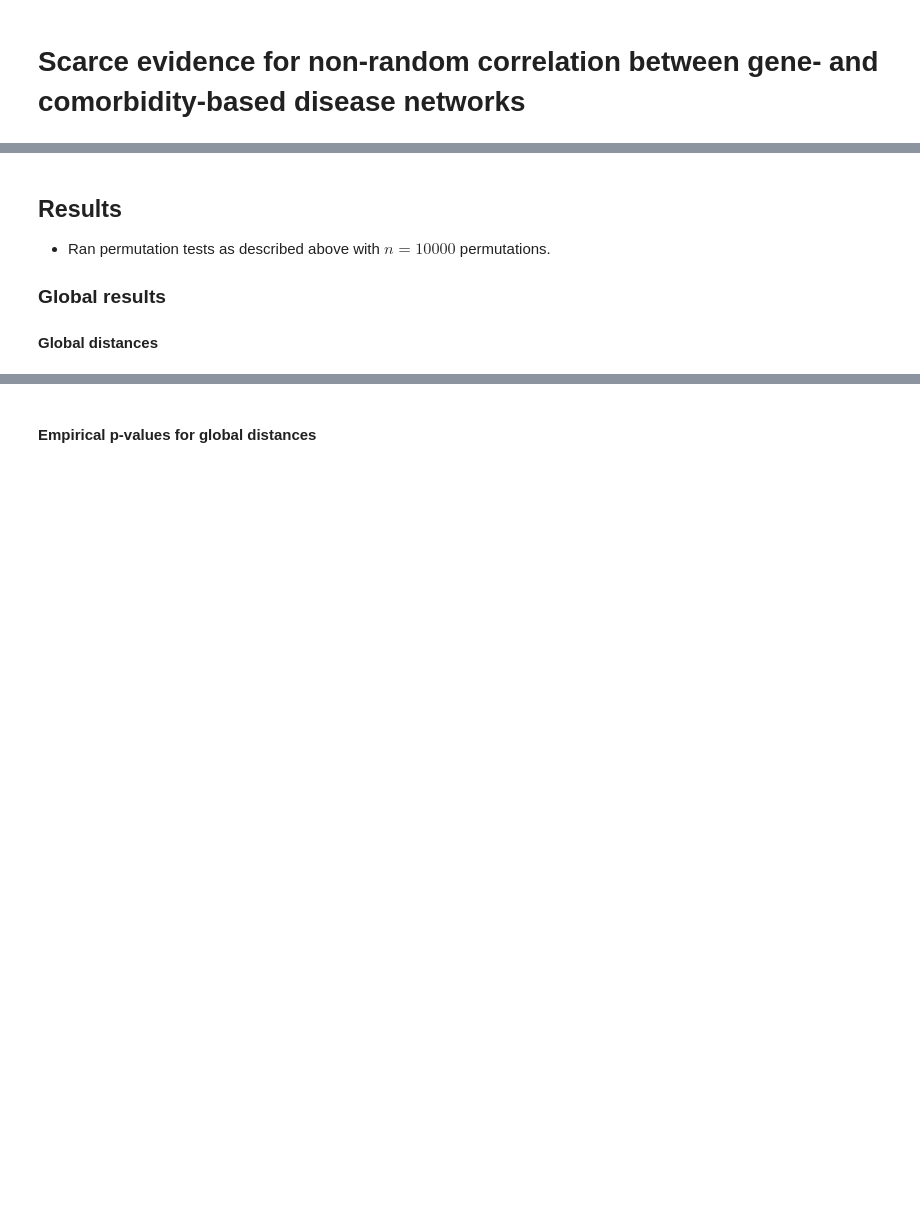
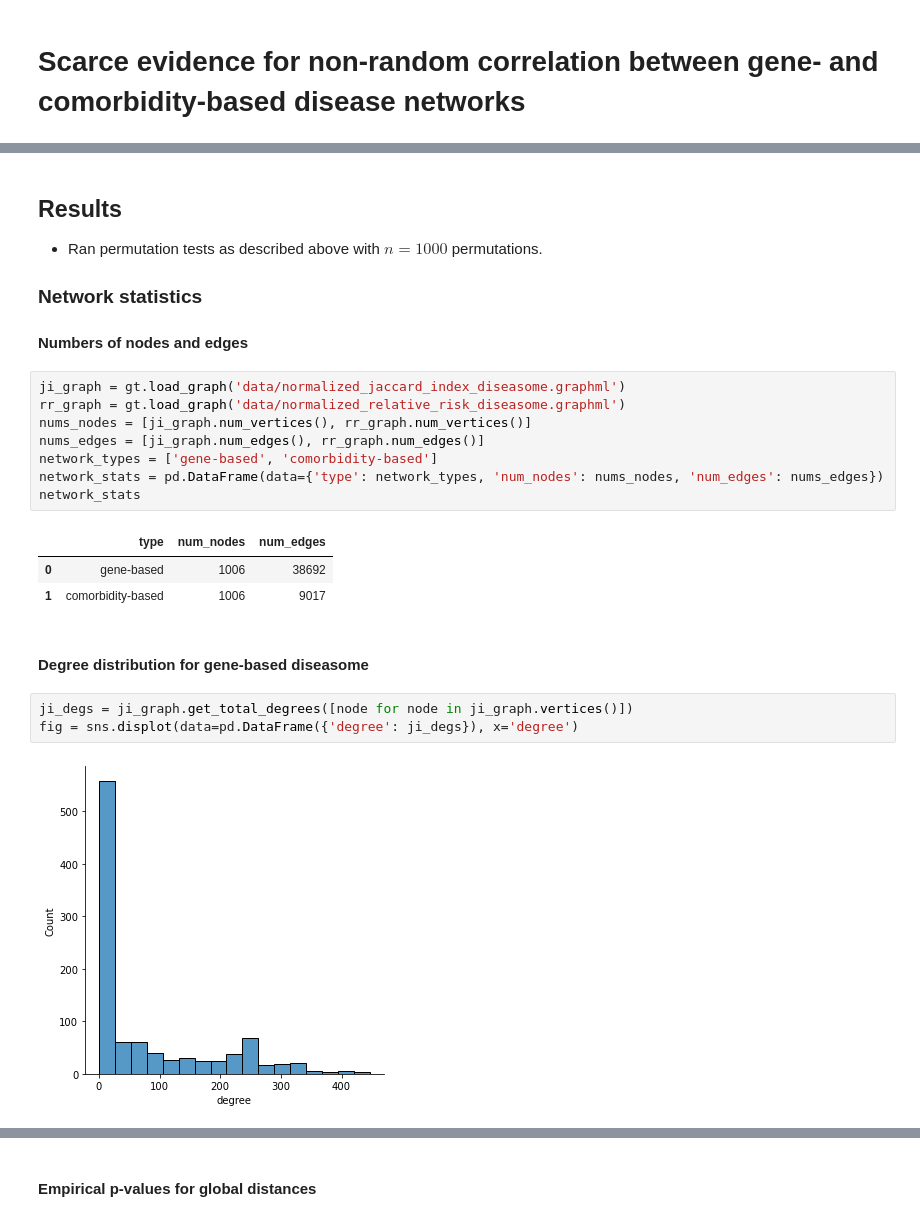
Before and after one commit to repotrial/graphsimqt, a Jupyter notebook: playground.ipynb, the cells around one changed output, grey strips where cells are left out. Saved outputs shown, nothing was run; the diff lists cells and outputs as text; blank space fills up the shorter version.

```diff
--- a/playground.ipynb
+++ b/playground.ipynb
@@ -55,8 +87,27 @@ $$
 # %% [markdown]
 ## Results
 
-- Ran permutation tests as described above with $n=10000$ permutations.
+- Ran permutation tests as described above with $n=1000$ permutations.
 
-### Global results
+### Network statistics
 
-#### Global distances
+#### Numbers of nodes and edges
+# %%
+ji_graph = gt.load_graph('data/normalized_jaccard_index_diseasome.graphml')
+rr_graph = gt.load_graph('data/normalized_relative_risk_diseasome.graphml')
+nums_nodes = [ji_graph.num_vertices(), rr_graph.num_vertices()]
+nums_edges = [ji_graph.num_edges(), rr_graph.num_edges()]
+network_types = ['gene-based', 'comorbidity-based']
+network_stats = pd.DataFrame(data={'type': network_types, 'num_nodes': nums_nodes, 'num_edges': nums_edges})
+network_stats
+# %% [output]
+|  | type | num_nodes | num_edges |
+| 0 | gene-based | 1006 | 38692 |
+| 1 | comorbidity-based | 1006 | 9017 |
+# %% [markdown]
+#### Degree distribution for gene-based diseasome
+# %%
+ji_degs = ji_graph.get_total_degrees([node for node in ji_graph.vertices()])
+fig = sns.displot(data=pd.DataFrame({'degree': ji_degs}), x='degree')
+# %% [output]
+[figure, added]
```
Also changed, not shown: parts of 24 cells of this notebook, 14 other files.
